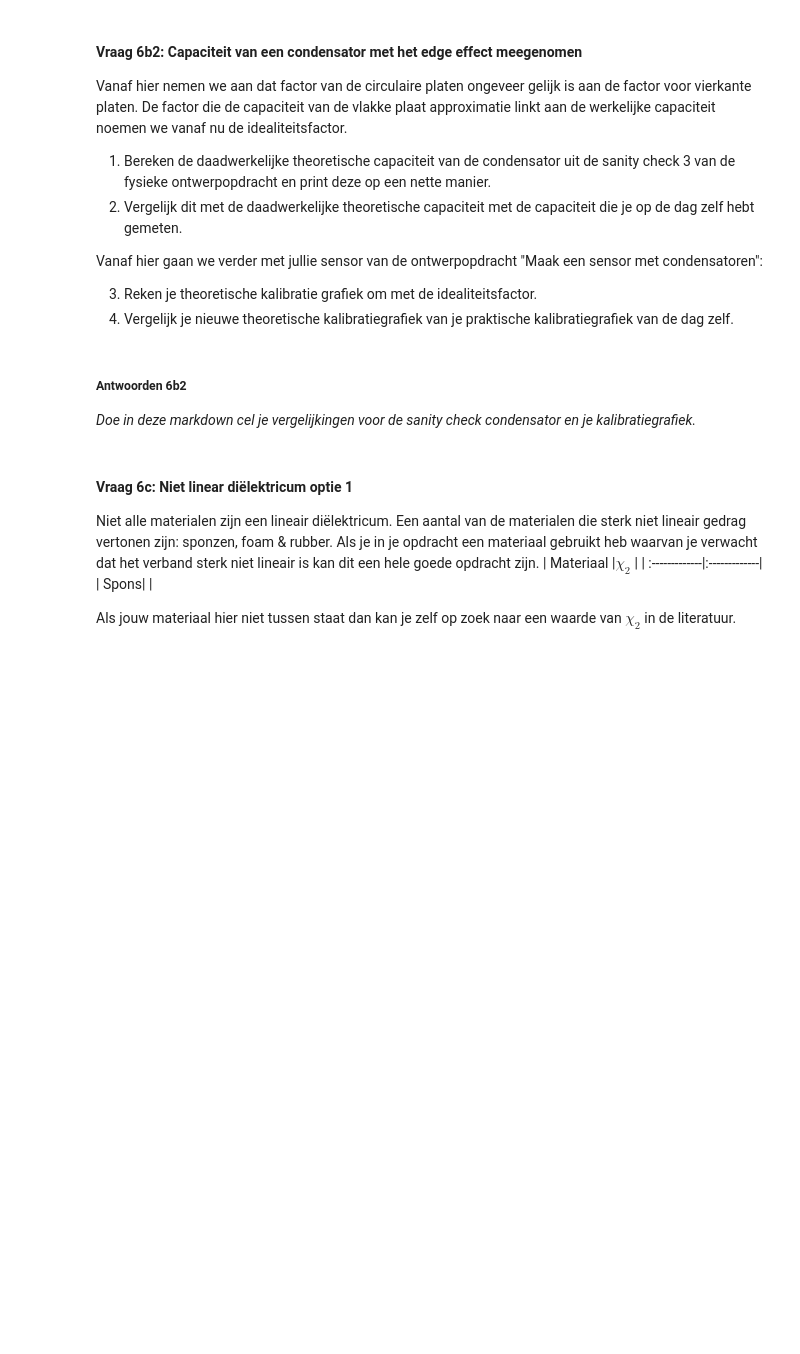
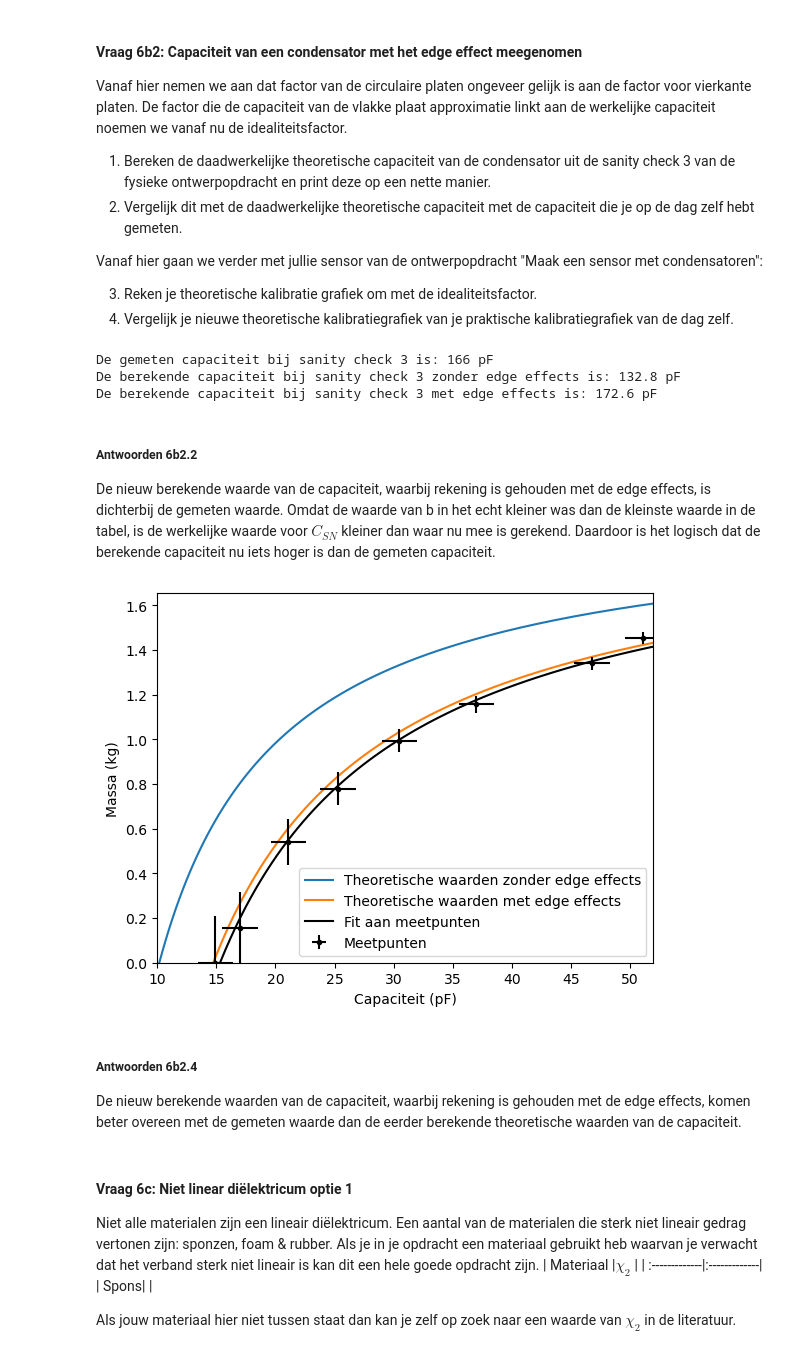
Before and after one commit to AnnetMoeleker/opdrachten-DEF-D, a Jupyter notebook: DigitaleOntwerpopdrachten/1CondensatorOpdracht/CondensatorOntwerpopdracht.ipynb, the cells around one changed output. Drawn from its saved outputs; the diff is of its cells as text; code cells hidden in the pictures; blank space fills up the shorter version.

Commit message:
Opdracht 6-7

```diff
--- a/DigitaleOntwerpopdrachten/1CondensatorOpdracht/CondensatorOntwerpopdracht.ipynb
+++ b/DigitaleOntwerpopdrachten/1CondensatorOpdracht/CondensatorOntwerpopdracht.ipynb
@@ -1011,14 +1012,78 @@ Vanaf hier gaan we verder met jullie sensor van de ontwerpopdracht "Maak een sen
 3. Reken je theoretische kalibratie grafiek om met de idealiteitsfactor.
 4. Vergelijk je nieuwe theoretische kalibratiegrafiek van je praktische kalibratiegrafiek van de dag zelf.
 # %%
-# Schrijf hier jouw code die de vlakke plaat capaciteit omschrijft naar de werkelijke capaciteit
+def vlakkeplaat(epsilonr,A,d):
+    epsilon0 = 8.854187817e-12  # F/m
+    C = (epsilon0 * epsilonr * A) / d
+    return C
 
-# def C_niet_ideaal(#relevante parameters):
-    # Jouw berekeningen
+#opdracht 1
+#condensator van 10cmx15cm, met karton (epsilon 2) van 2 mm dikte
+print(f'De gemeten capaciteit bij sanity check 3 is: {166:.0f} pF')
+#berekening zonder edge effects
+C = vlakkeplaat(2, 0.1*0.15,0.002) # pF
+print(f'De berekende capaciteit bij sanity check 3 zonder edge effects is: {C*1e12:.1f} pF')
+
+#berekening met edge effects
+def C_niet_ideaal(capaciteit_vlakkeplaat, C_SN):
+    return C_SN * capaciteit_vlakkeplaat
+#de ratio b bij sanity check 3 was erg klein, dus wordt de minimale waarde voor b uit de tabel gebruikt. Dit is b=0.1
+print(f'De berekende capaciteit bij sanity check 3 met edge effects is: {C_niet_ideaal(C,1.29980)*1e12:.1f} pF')
+# %% [output]
+De gemeten capaciteit bij sanity check 3 is: 166 pF
+De berekende capaciteit bij sanity check 3 zonder edge effects is: 132.8 pF
+De berekende capaciteit bij sanity check 3 met edge effects is: 172.6 pF
 # %% [markdown]
-##### Antwoorden 6b2
-
-*Doe in deze markdown cel je vergelijkingen voor de sanity check condensator en je kalibratiegrafiek.*
+##### Antwoorden 6b2.2
+De nieuw berekende waarde van de capaciteit, waarbij rekening is gehouden met de edge effects, is dichterbij de gemeten waarde. Omdat de waarde van b in het echt kleiner was dan de kleinste waarde in de tabel, is de werkelijke waarde voor $C_{SN}$ kleiner dan waar nu mee is gerekend. Daardoor is het logisch dat de berekende capaciteit nu iets hoger is dan de gemeten capaciteit.
+# %%
+#theoretische functie massa-> capaciteit
+def vlakkeplaat_in_functie_van_gewicht(gewicht):
+    d_initial = 0.02  # m
+    k_cste = 250*4  # N/m
+    F= (gewicht+0.040)*9.81
+    verandering_d=-F/k_cste
+    d = d_initial + verandering_d
+    return vlakkeplaat(1.5, 0.1*0.15,d)*1e12  # pF
+#theoretische functie om te fitten
+theorie_m = np.linspace(0, 1.65, 100)
+theorie_c = vlakkeplaat_in_functie_van_gewicht(theorie_m)
+
+#theoretische functie MET IDEALITEITSFACTOR!
+#b=plate seperation/ plate width = 2 / 12.5 = 0.16
+C_SN = 1.29980+((1.54987-1.29980)/(0.2-0.1)) * (0.16-0.1) #interpoleren tussen 0.1 en 0.2
+theorie_m2 = np.linspace(0, 1.65, 100)
+theorie_c2 = C_niet_ideaal(vlakkeplaat_in_functie_van_gewicht(theorie_m), C_SN)
+
+#meetdata + fit
+massa_meting2 = np.array([0,0.155,0.540,0.779,0.993,1.157,1.340,1.4547]) #met arduino
+capaciteit_meting2 = np.array([14.9,17.0,21.1,25.3,30.5,37.0,46.8, 51.1]) #pF, met arduino
+def fitfunctie(capaciteit, a, b):
+    return a-(b/capaciteit)#formule uit opdracht 4 om te fitten
+pov, cov = curve_fit(fitfunctie, capaciteit_meting2, massa_meting2) #fitten van de formule aan de data
+a_error, b_error = np.sqrt(np.diag(cov)) #fout op de fit parameters
+#doorrekenen van onzekerheid in m
+m_error=np.sqrt( a_error**2 + (b_error**2)/(capaciteit_meting2**2) + (pov[1]**2 * 1.5**2)/(capaciteit_meting2**4) - ((2*cov[0,1])/capaciteit_meting2))
+fit_capaciteit = np.linspace(14.9, 58.0, 100)
+fit_massa = fitfunctie(fit_capaciteit, pov[0], pov[1])
+
+#grafiek
+plt.figure()
+plt.ylabel("Massa (kg)")
+plt.xlabel("Capaciteit (pF)")
+plt.xlim(10,52)
+plt.ylim(0,max(massa_meting2)+0.2)
+plt.plot(theorie_c, theorie_m, label='Theoretische waarden zonder edge effects')
+plt.plot(theorie_c2, theorie_m2, label='Theoretische waarden met edge effects')
+plt.errorbar(capaciteit_meting2, massa_meting2, xerr=1.5, yerr=m_error, fmt='k.', label="Meetpunten")
+plt.plot(fit_capaciteit, fit_massa, '-', color='black', label='Fit aan meetpunten')
+plt.legend()
+plt.show()
+# %% [output]
+[figure, added]
+# %% [markdown]
+##### Antwoorden 6b2.4
+De nieuw berekende waarden van de capaciteit, waarbij rekening is gehouden met de edge effects, komen beter overeen met de gemeten waarde dan de eerder berekende theoretische waarden van de capaciteit.
 # %% [markdown]
 #### Vraag 6c: Niet linear diëlektricum optie 1
 
```
Also changed, not shown: parts of 17 cells of this notebook, 1 other file.
